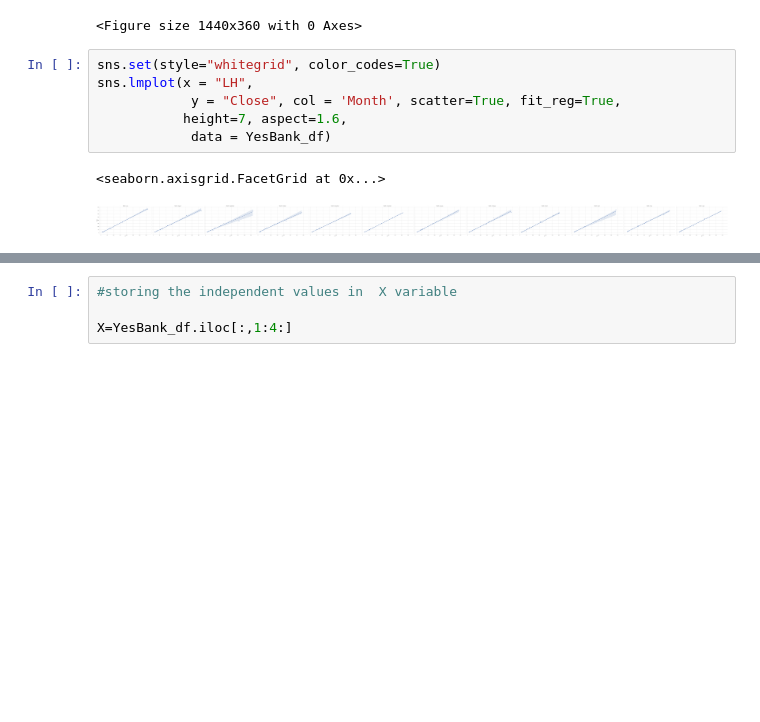
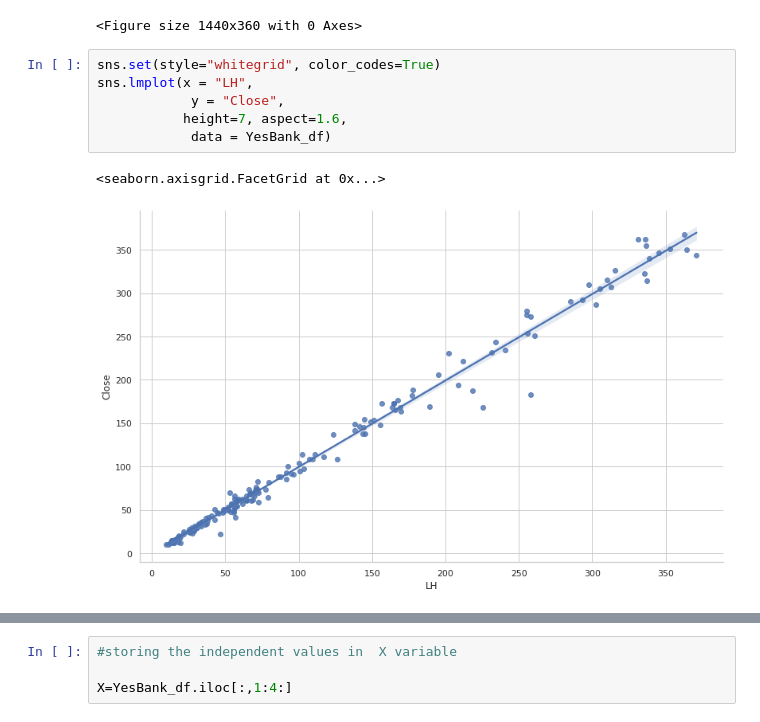
Before and after one commit to Syed-Irfan-1165/ML-Regression, a Jupyter notebook: Yes_Bank_Predictions.ipynb, the cells around one changed output, grey strips where cells are left out. Drawn from its saved outputs; the diff is of its cells as text; blank space fills up the shorter version.

```diff
--- a/Yes_Bank_Predictions.ipynb
+++ b/Yes_Bank_Predictions.ipynb
@@ -383,9 +383,9 @@ sns.set(style="white", color_codes=True)
 # %%
 sns.set(style="whitegrid", color_codes=True)
 sns.lmplot(x = "LH",
-            y = "Close", col = 'Month', scatter=True, fit_reg=True,
+            y = "Close",
            height=7, aspect=1.6,
             data = YesBank_df)
 # %% [output]
 <seaborn.axisgrid.FacetGrid at 0x...>
-[figure, old version]
+[figure, new version]
```
Also changed, not shown: parts of 58 cells of this notebook.
